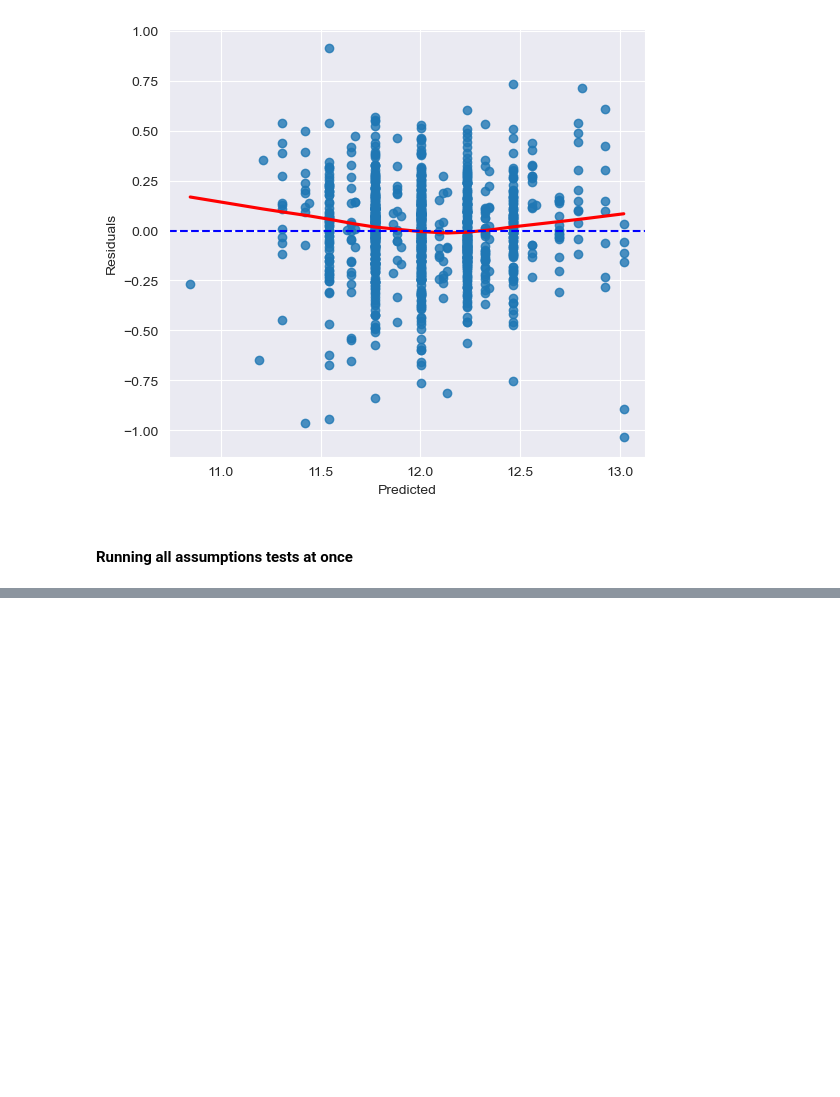
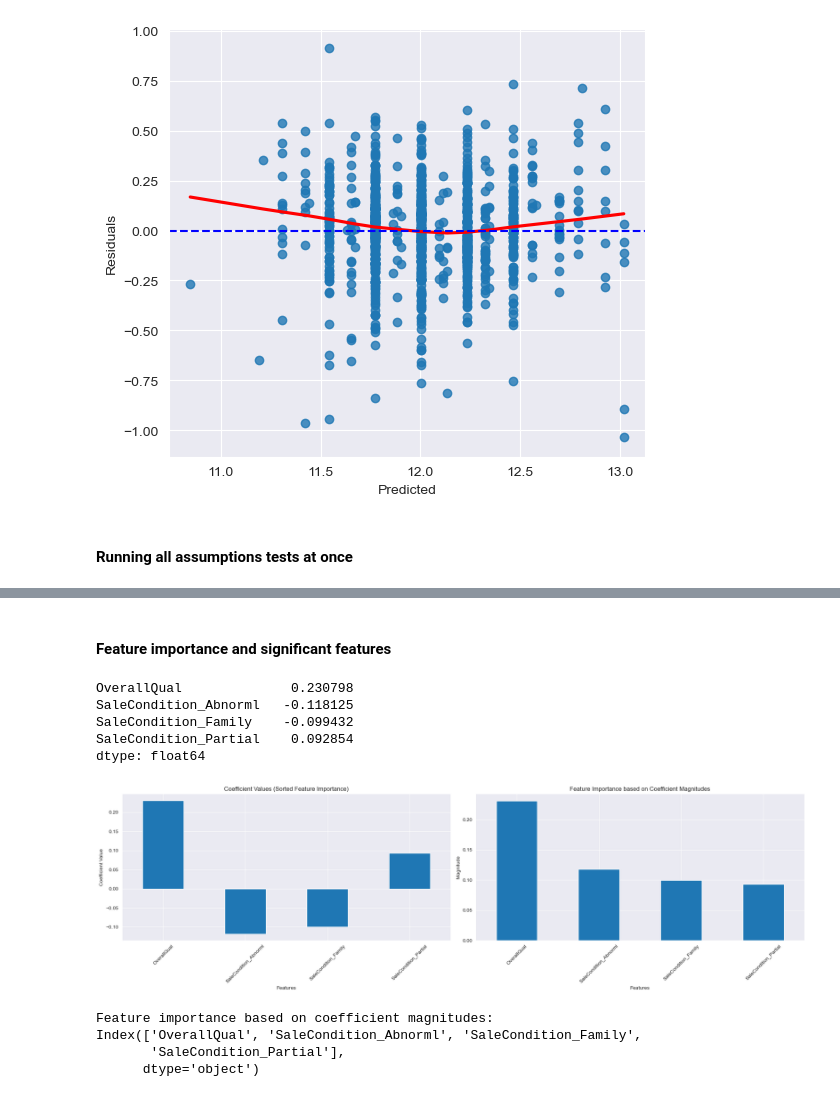
Before and after one commit to carpentries-incubator/high-dimensional-analysis-in-python, a Jupyter notebook: code/05-Regression-assumptions.ipynb, the cells around one changed output, grey strips where cells are left out. Saved outputs shown, nothing was run; the diff lists cells and outputs as text; code cells hidden in the pictures; blank space fills up the shorter version.

```diff
--- a/code/05-Regression-assumptions.ipynb
+++ b/code/05-Regression-assumptions.ipynb
@@ -732,10 +744,0 @@ X_train, X_test, y_train, y_test = train_test_split(X_encoded_good, y_log, test_
-# %%
-# Add a constant column to the predictor variables dataframe
-X_train = sm.add_constant(X_train)
-
-# Add the constant to the test set as well so we can use the model to form predictions on the test set later
-X_test = sm.add_constant(X_test)
-X_test.head()
-# Fit the multivariate regression model
-model = sm.OLS(y_train, X_train)
-trained_model = model.fit()
@@ -747,0 +822,47 @@ eval_regression_assumptions(trained_model, X_train, y_train, y_pred_train);
+# %% [markdown]
+#### Feature importance and significant features
+# %%
+# Get coefficient values
+coefficients = trained_model.params
+coefficients = coefficients.drop('const')
+coefficients
+# %% [output]
+OverallQual              0.230798
+SaleCondition_Abnorml   -0.118125
+SaleCondition_Family    -0.099432
+SaleCondition_Partial    0.092854
+dtype: float64
+# %%
+# Get feature importance based on coefficient magnitudes
+feature_importance = np.abs(coefficients)
+sorted_indices = feature_importance.sort_values(ascending=False).index
+
+# Plot coefficient values based on feature importance order
+plt.figure(figsize=(20, 6))
+plt.subplot(1, 2, 1)
+coefficients.loc[sorted_indices].plot(kind='bar')
+plt.title("Coefficient Values (Sorted Feature Importance)")
+plt.xlabel("Features")
+plt.ylabel("Coefficient Value")
+plt.xticks(rotation=45)
+
+# Plot feature importance based on coefficient magnitudes
+plt.subplot(1, 2, 2)
+feature_importance.loc[sorted_indices].plot(kind='bar')
+plt.title("Feature Importance based on Coefficient Magnitudes")
+plt.xlabel("Features")
+plt.ylabel("Magnitude")
+plt.xticks(rotation=45)
+
+plt.tight_layout()
+plt.show()
+
+# Print feature importance order
+print("Feature importance based on coefficient magnitudes:")
+print(sorted_indices)
+# %% [output]
+[figure, added]
+Feature importance based on coefficient magnitudes:
+Index(['OverallQual', 'SaleCondition_Abnorml', 'SaleCondition_Family',
+       'SaleCondition_Partial'],
+      dtype='object')
```
Also changed, not shown: parts of 15 cells of this notebook, 7 other files.
